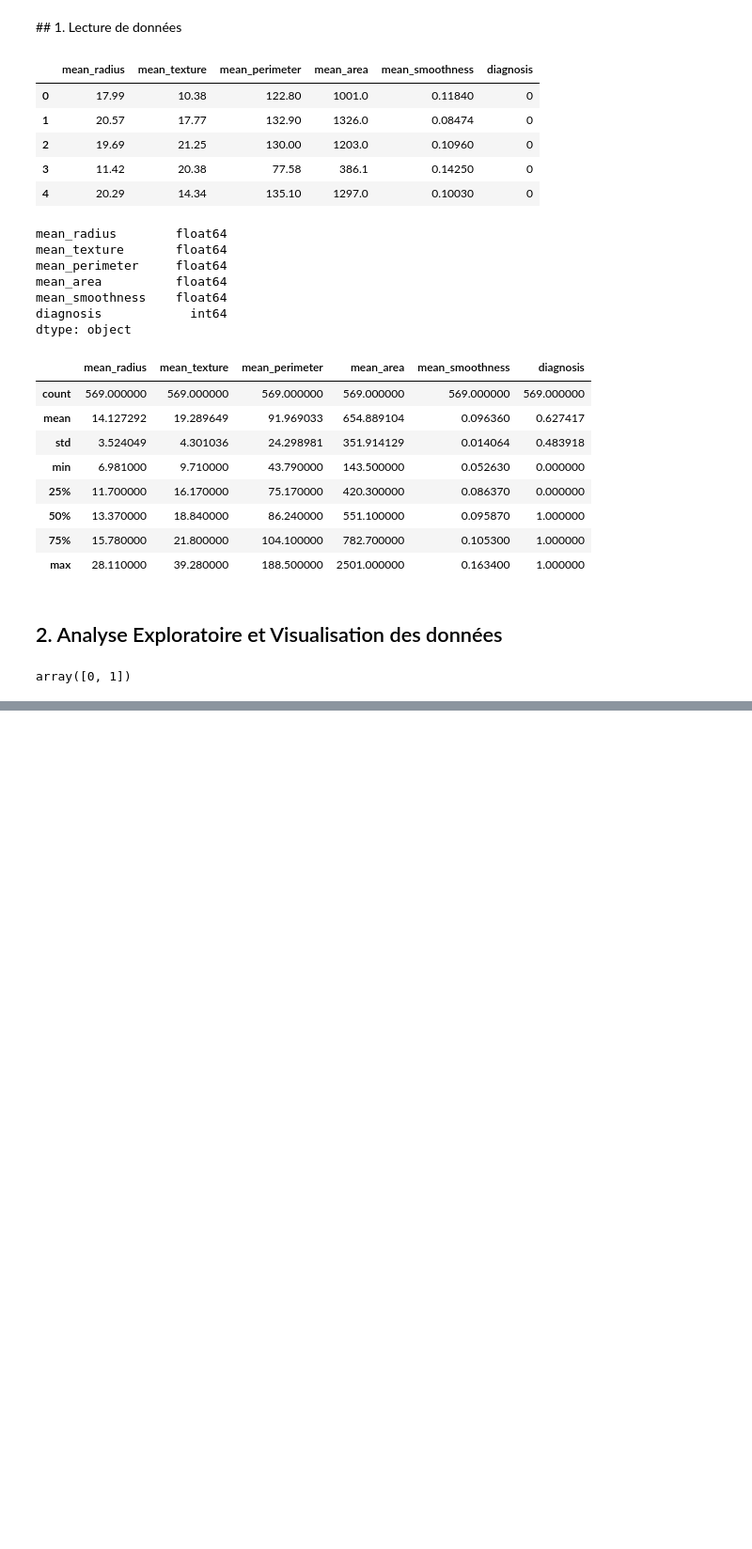
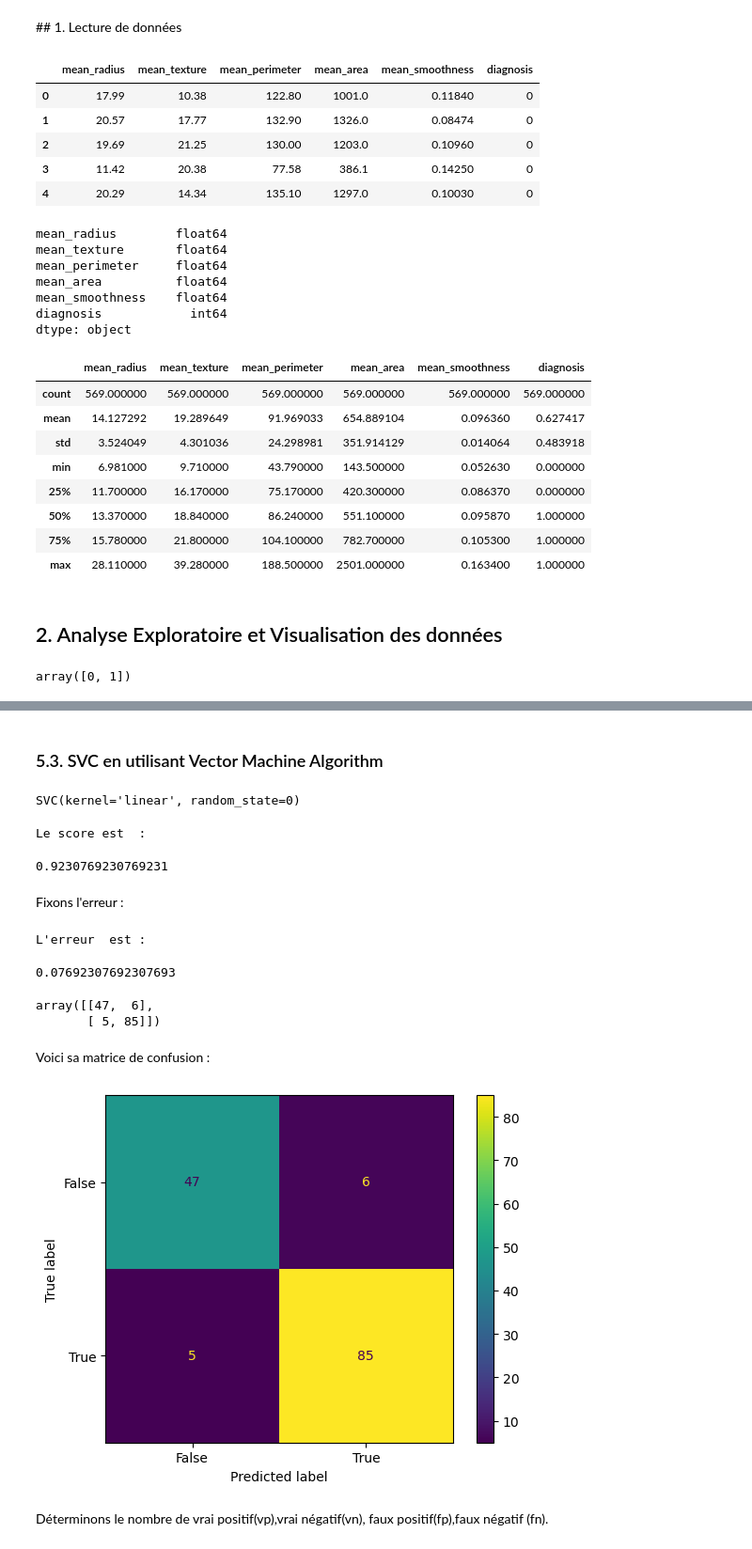
Before and after one commit to FoubaDev/BreathCancer, a Jupyter notebook: Cancer_Classification.ipynb, the cells around one changed output, grey strips where cells are left out. Shown at 94% size. Cells and saved outputs as stored; diff of their text form; code cells hidden in the pictures; blank space fills up the shorter version.

```diff
--- a/Cancer_Classification.ipynb
+++ b/Cancer_Classification.ipynb
@@ -122,0 +451,52 @@ plt.show()
+# %% [markdown]
+### 5.3. SVC en utilisant Vector Machine Algorithm
+# %%
+from sklearn.svm import SVC
+classifier_SVC1 = SVC(kernel = 'linear', random_state = 0)
+classifier_SVC1.fit(X_train, Y_train)
+# %% [output]
+SVC(kernel='linear', random_state=0)
+# %%
+print("Le score est  :")
+classifier_SVC1.score(X_test, Y_test)
+# %% [output]
+Le score est  :
+0.9230769230769231
+# %% [markdown]
+Fixons l'erreur :
+# %%
+from sklearn.metrics import mean_squared_error
+
+model = SVC(kernel = 'linear', random_state = 0)
+model.fit(X_train, Y_train)
+predictions = model.predict(X_test)
+print("L'erreur  est :")
+mean_squared_error(predictions, Y_test)
+# %% [output]
+L'erreur  est :
+0.07692307692307693
+# %%
+from sklearn.ensemble import RandomForestClassifier
+Y_pred = classifier_SVC1.predict(X_test)
+# %%
+from sklearn.metrics import confusion_matrix
+cm = confusion_matrix(Y_test, Y_pred)
+cm
+# %% [output]
+array([[47,  6],
+       [ 5, 85]])
+# %% [markdown]
+Voici sa matrice de confusion :
+# %%
+
+import sklearn.metrics as metrics
+confusion_matrix = confusion_matrix(Y_test, Y_pred)
+
+cm_display = metrics.ConfusionMatrixDisplay(confusion_matrix = confusion_matrix, display_labels = [False, True])
+
+cm_display.plot()
+plt.show()
+# %% [output]
+[figure, added]
+# %% [markdown]
+Déterminons le nombre de vrai positif(vp),vrai négatif(vn), faux positif(fp),faux négatif (fn).
```
Also changed, not shown: parts of 105 cells of this notebook.
